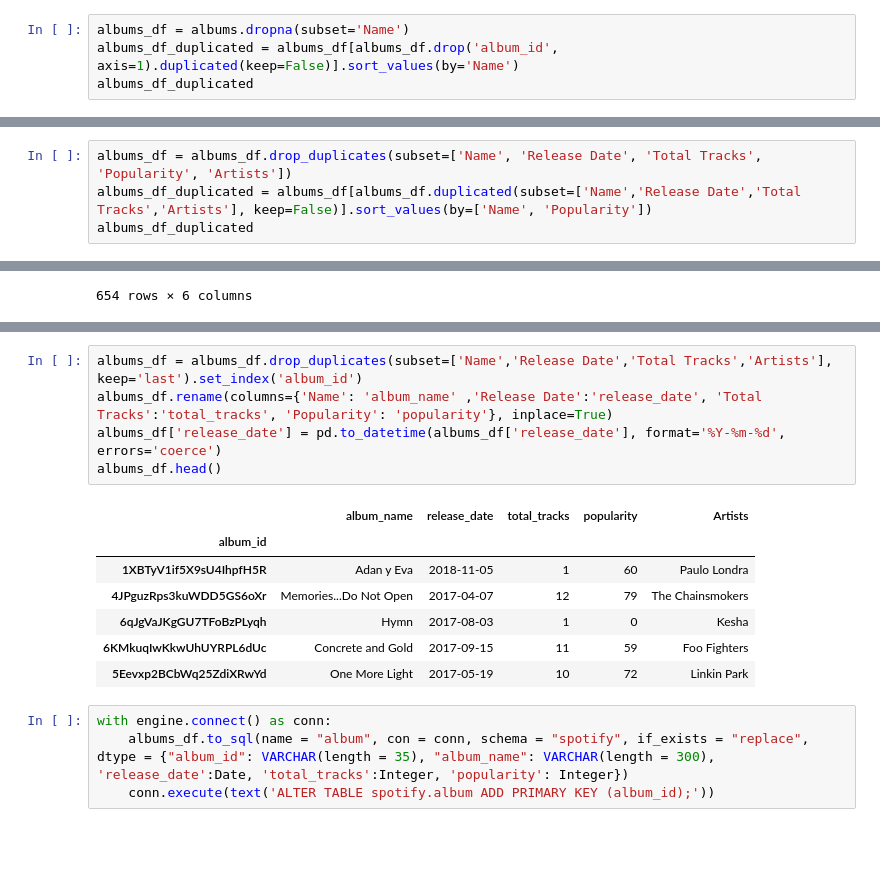
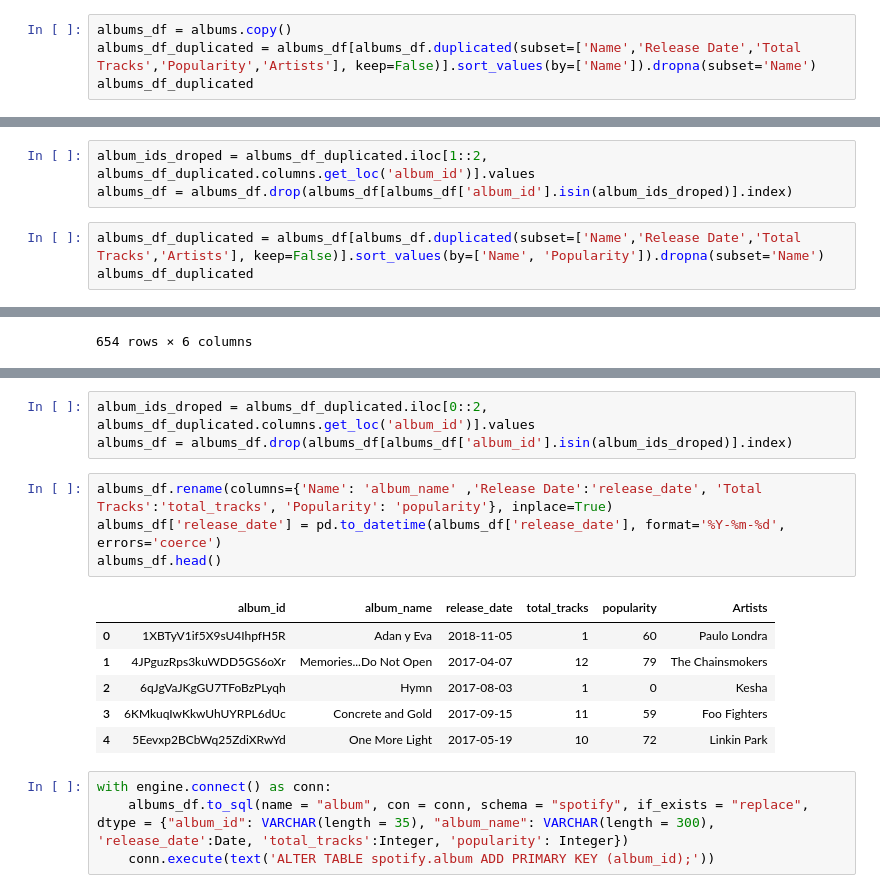
Before and after one commit to FarzanehSoltanzadeh/Spotify, a Jupyter notebook: 2_Database Creation/DataBase.ipynb, the cells around one changed output, grey strips where cells are left out. Drawn from its saved outputs; the diff is of its cells as text; blank space fills up the shorter version.

Commit message:
Fix bugs in album and track_info table

```diff
--- a/2_Database Creation/DataBase.ipynb
+++ b/2_Database Creation/DataBase.ipynb
@@ -119,8 +119,8 @@ with engine.connect() as conn:
 # %% [markdown]
 🟤 **Creating Album Table**
 # %%
-albums_df = albums.dropna(subset='Name')
-albums_df_duplicated = albums_df[albums_df.drop('album_id', axis=1).duplicated(keep=False)].sort_values(by='Name')
+albums_df = albums.copy()
+albums_df_duplicated = albums_df[albums_df.duplicated(subset=['Name','Release Date','Total Tracks','Popularity','Artists'], keep=False)].sort_values(by=['Name']).dropna(subset='Name')
 albums_df_duplicated
 # %% [output]
 |  | album_id | Name | Release Date | Total Tracks | Popularity | Artists |
@@ -143,9 +143,11 @@ track_info.head(2)
 |  | track_id | Popularity | Title | artist_id | genre | subgenre | Explicit | album_id | asc | ... |
 | 0 | 6FyRXC8tJUh863JCkyWqtk | 31833.95 | adan y eva | 3vQ0GE3mI0dAaxIMYe5g7z | hip | argentine hip hop | 0 | 1XBTyV1if5X9sU4IhpfH5R | s | ... |
 | 1 | 5xhJmd0I15jFcEdqxfCzKk | 418.00 | it wont kill ya | 69GGBxA162lTqCwzJG5jLp | pop | dance pop | 0 | 4JPguzRps3kuWDD5GS6oXr | a | ... |
+# %%
+album_ids_droped = albums_df_duplicated.iloc[1::2, albums_df_duplicated.columns.get_loc('album_id')].values
+albums_df = albums_df.drop(albums_df[albums_df['album_id'].isin(album_ids_droped)].index)
 # %%
-albums_df = albums_df.drop_duplicates(subset=['Name', 'Release Date', 'Total Tracks', 'Popularity', 'Artists'])
-albums_df_duplicated = albums_df[albums_df.duplicated(subset=['Name','Release Date','Total Tracks','Artists'], keep=False)].sort_values(by=['Name', 'Popularity'])
+albums_df_duplicated = albums_df[albums_df.duplicated(subset=['Name','Release Date','Total Tracks','Artists'], keep=False)].sort_values(by=['Name', 'Popularity']).dropna(subset='Name')
 albums_df_duplicated
 # %% [output]
 |  | album_id | Name | Release Date | Total Tracks | Popularity | Artists |
@@ -168,19 +170,20 @@ track_info.head(2)
 |  | track_id | Popularity | Title | artist_id | genre | subgenre | Explicit | album_id | asc | ... |
 | 0 | 6FyRXC8tJUh863JCkyWqtk | 31833.95 | adan y eva | 3vQ0GE3mI0dAaxIMYe5g7z | hip | argentine hip hop | 0 | 1XBTyV1if5X9sU4IhpfH5R | s | ... |
 | 1 | 5xhJmd0I15jFcEdqxfCzKk | 418.00 | it wont kill ya | 69GGBxA162lTqCwzJG5jLp | pop | dance pop | 0 | 4JPguzRps3kuWDD5GS6oXr | a | ... |
+# %%
+album_ids_droped = albums_df_duplicated.iloc[0::2, albums_df_duplicated.columns.get_loc('album_id')].values
+albums_df = albums_df.drop(albums_df[albums_df['album_id'].isin(album_ids_droped)].index)
 # %%
-albums_df = albums_df.drop_duplicates(subset=['Name','Release Date','Total Tracks','Artists'], keep='last').set_index('album_id')
 albums_df.rename(columns={'Name': 'album_name' ,'Release Date':'release_date', 'Total Tracks':'total_tracks', 'Popularity': 'popularity'}, inplace=True)
 albums_df['release_date'] = pd.to_datetime(albums_df['release_date'], format='%Y-%m-%d', errors='coerce')
 albums_df.head()
 # %% [output]
-|  | album_name | release_date | total_tracks | popularity | Artists |
-| album_id |  |  |  |  |  |
-| 1XBTyV1if5X9sU4IhpfH5R | Adan y Eva | 2018-11-05 | 1 | 60 | Paulo Londra |
-| 4JPguzRps3kuWDD5GS6oXr | Memories...Do Not Open | 2017-04-07 | 12 | 79 | The Chainsmokers |
-| 6qJgVaJKgGU7TFoBzPLyqh | Hymn | 2017-08-03 | 1 | 0 | Kesha |
-| 6KMkuqIwKkwUhUYRPL6dUc | Concrete and Gold | 2017-09-15 | 11 | 59 | Foo Fighters |
-| 5Eevxp2BCbWq25ZdiXRwYd | One More Light | 2017-05-19 | 10 | 72 | Linkin Park |
+|  | album_id | album_name | release_date | total_tracks | popularity | Artists |
+| 0 | 1XBTyV1if5X9sU4IhpfH5R | Adan y Eva | 2018-11-05 | 1 | 60 | Paulo Londra |
+| 1 | 4JPguzRps3kuWDD5GS6oXr | Memories...Do Not Open | 2017-04-07 | 12 | 79 | The Chainsmokers |
+| 2 | 6qJgVaJKgGU7TFoBzPLyqh | Hymn | 2017-08-03 | 1 | 0 | Kesha |
+| 3 | 6KMkuqIwKkwUhUYRPL6dUc | Concrete and Gold | 2017-09-15 | 11 | 59 | Foo Fighters |
+| 4 | 5Eevxp2BCbWq25ZdiXRwYd | One More Light | 2017-05-19 | 10 | 72 | Linkin Park |
 # %%
 with engine.connect() as conn:
     albums_df.to_sql(name = "album", con = conn, schema = "spotify", if_exists = "replace", dtype = {"album_id": VARCHAR(length = 35), "album_name": VARCHAR(length = 300), 'release_date':Date, 'total_tracks':Integer, 'popularity': Integer})
```
Also changed, not shown: parts of 13 cells of this notebook.
